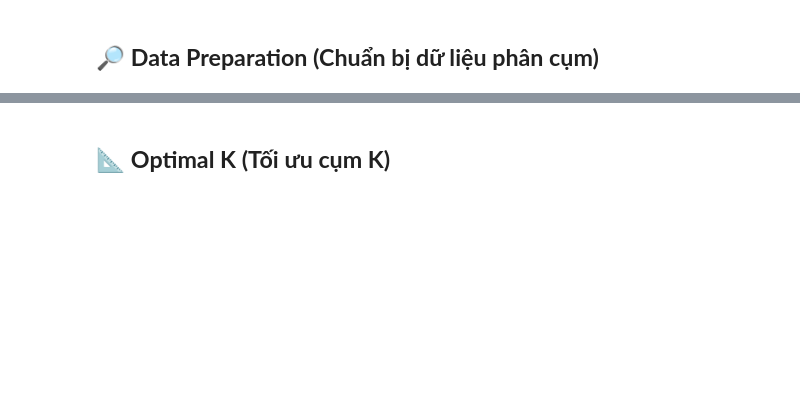
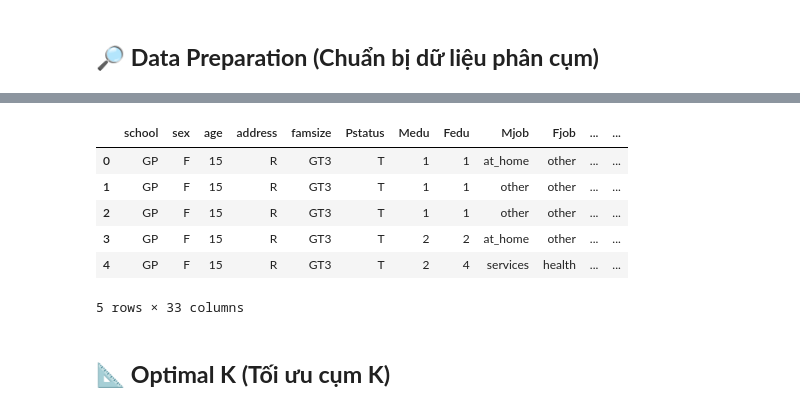
Before and after one commit to TienNguyen0712/student-alcohol-consumption-data-mining, a Jupyter notebook: notebooks/05_clustering.ipynb, the cells around one changed output, grey strips where cells are left out. Saved outputs shown, nothing was run; the diff lists cells and outputs as text; code cells hidden in the pictures; blank space fills up the shorter version.

```diff
--- a/notebooks/05_clustering.ipynb
+++ b/notebooks/05_clustering.ipynb
@@ -6,0 +29,13 @@
+# %%
+import pandas as pd
+
+student_merge = pd.read_csv('student_merge.csv')
+student_merge.head()
+# %% [output]
+|  | school | sex | age | address | famsize | Pstatus | Medu | Fedu | Mjob | Fjob | ... | ... |
+| 0 | GP | F | 15 | R | GT3 | T | 1 | 1 | at_home | other | ... | ... |
+| 1 | GP | F | 15 | R | GT3 | T | 1 | 1 | other | other | ... | ... |
+| 2 | GP | F | 15 | R | GT3 | T | 1 | 1 | other | other | ... | ... |
+| 3 | GP | F | 15 | R | GT3 | T | 2 | 2 | at_home | other | ... | ... |
+| 4 | GP | F | 15 | R | GT3 | T | 2 | 4 | services | health | ... | ... |
+5 rows × 33 columns
```
Also changed, not shown: parts of 16 cells of this notebook.
